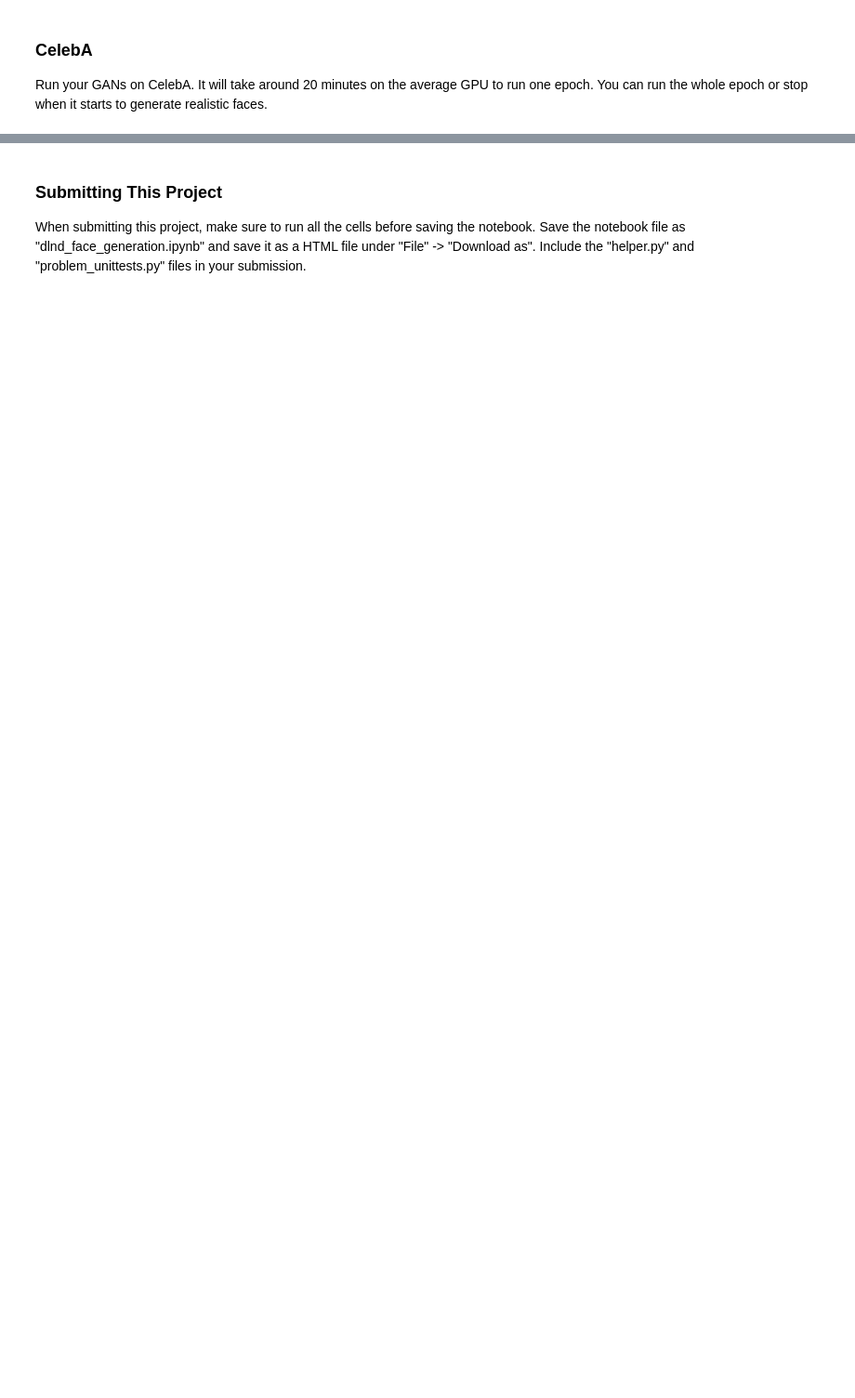
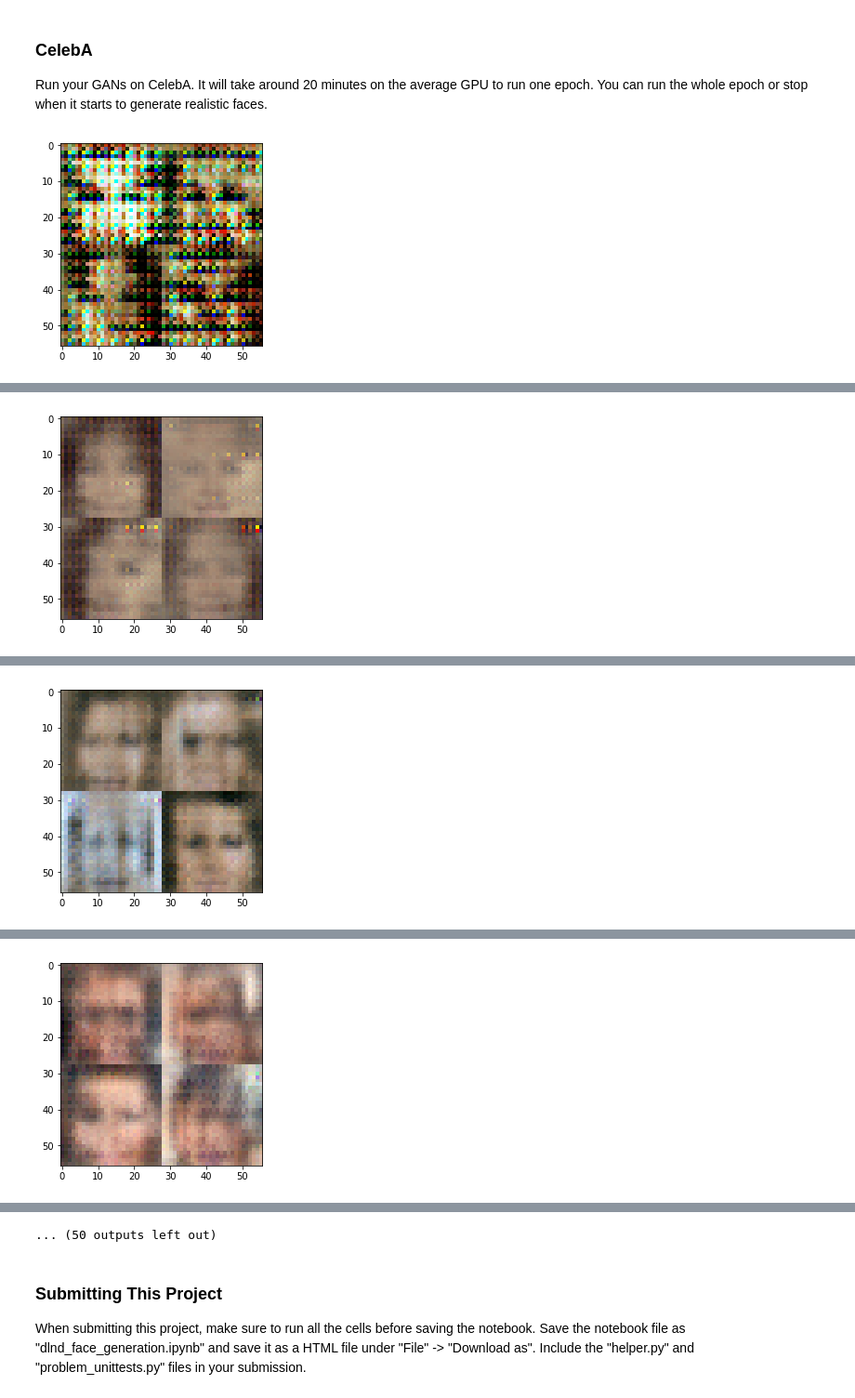
Before and after one commit to mboker/generate_faces_gan, a Jupyter notebook: dlnd_face_generation.ipynb, the cells around one changed output, grey strips where cells are left out. Shown at 93% size. Saved outputs shown, nothing was run; the diff lists cells and outputs as text; code cells hidden in the pictures; blank space fills up the shorter version.

```diff
--- a/dlnd_face_generation.ipynb
+++ b/dlnd_face_generation.ipynb
@@ -393,18 +407,20 @@ KeyboardInterrupt:
 ### CelebA
 Run your GANs on CelebA.  It will take around 20 minutes on the average GPU to run one epoch.  You can run the whole epoch or stop when it starts to generate realistic faces.
 # %%
-batch_size = None
-z_dim = None
-learning_rate = None
-beta1 = None
+batch_size = 64
+z_dim = 128
+learning_rate = 0.005
+beta1 = 0.5
 
 
 """
 DON'T MODIFY ANYTHING IN THIS CELL THAT IS BELOW THIS LINE
 """
 epochs = 1
 
 celeba_dataset = helper.Dataset('celeba', glob(os.path.join(data_dir, 'img_align_celeba/*.jpg')))
 with tf.Graph().as_default():
     train(epochs, batch_size, z_dim, learning_rate, beta1, celeba_dataset.get_batches,
           celeba_dataset.shape, celeba_dataset.image_mode)
+# %% [output]
+[figure, added]
@@ -410,0 +429 @@ with tf.Graph().as_default():
+[figure, added]
@@ -410,0 +432 @@ with tf.Graph().as_default():
+[figure, added]
@@ -410,0 +435 @@ with tf.Graph().as_default():
+[figure, added]
@@ -411,3 +444,4 @@ with tf.Graph().as_default():
+... (50 outputs left out)
 # %% [markdown]
 ### Submitting This Project
 When submitting this project, make sure to run all the cells before saving the notebook. Save the notebook file as "dlnd_face_generation.ipynb" and save it as a HTML file under "File" -> "Download as". Include the "helper.py" and "problem_unittests.py" files in your submission.
```
Also changed, not shown: parts of 8 cells of this notebook.
